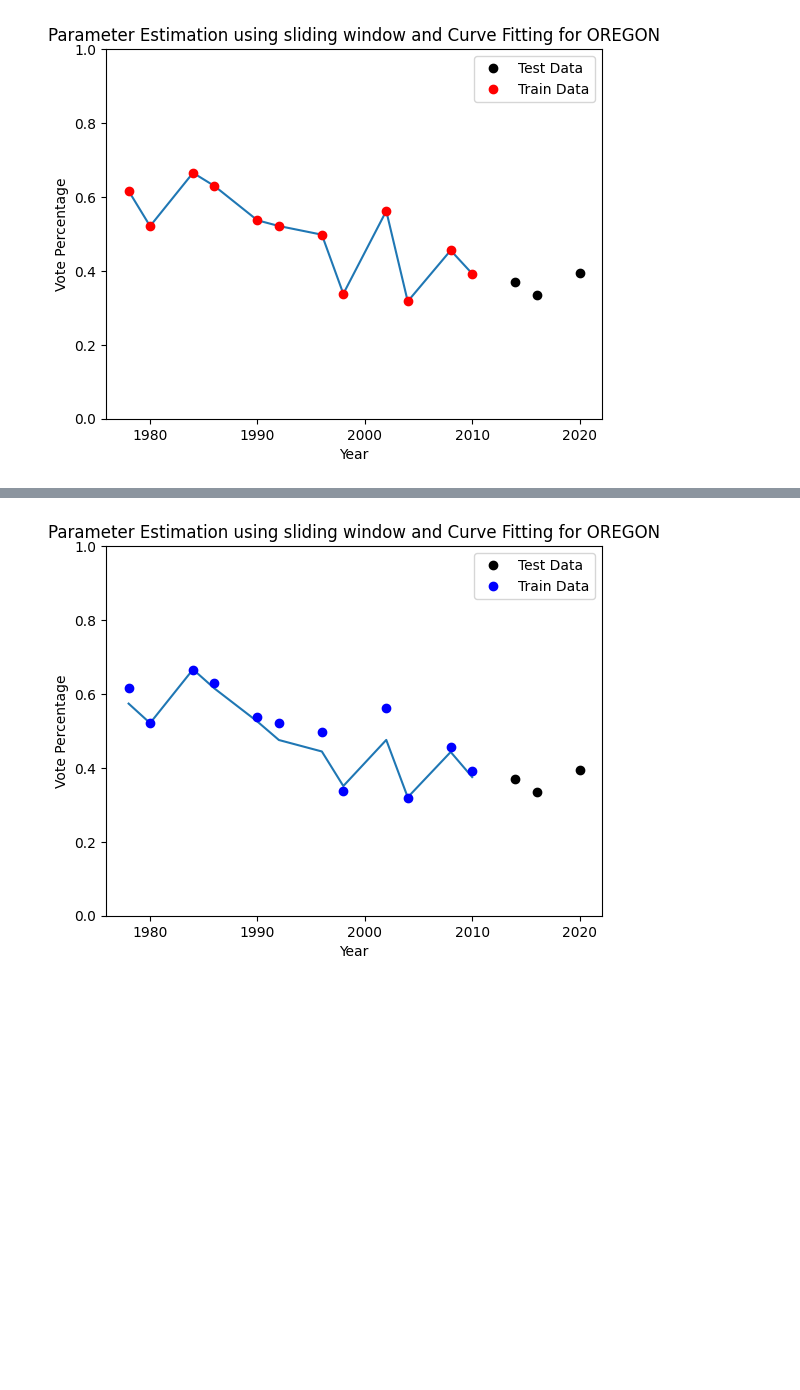
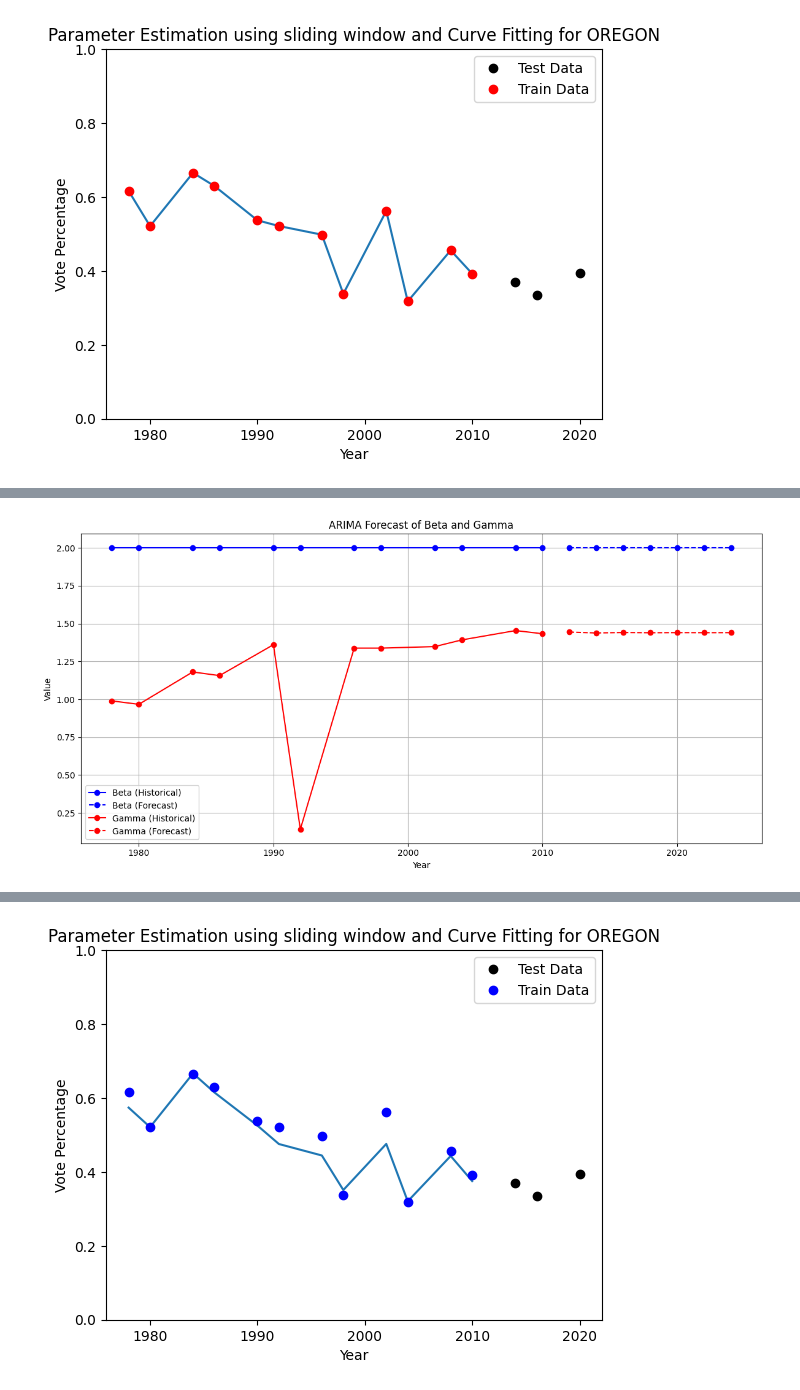
Before and after one commit to alanroyce20102003/bt5240, a Jupyter notebook: main.ipynb, the cells around one changed output, grey strips where cells are left out. Saved outputs shown, nothing was run; the diff lists cells and outputs as text; code cells hidden in the pictures; blank space fills up the shorter version.

```diff
--- a/main.ipynb
+++ b/main.ipynb
@@ -429,0 +432,33 @@ plt.show()
+# %%
+future_steps = 7
+beta_vals = result_df['beta']
+gamma_vals = result_df['gamma']
+model_beta = ARIMA(beta_vals, order=(1, 1, 0))
+results_beta = model_beta.fit()
+beta_forecast = results_beta.forecast(steps=future_steps)
+
+model_gamma = ARIMA(gamma_vals, order=(1, 1, 0))
+results_gamma = model_gamma.fit()
+gamma_forecast = results_gamma.forecast(steps=future_steps)
+
+future_years = np.arange(2012, 2012 + 2*future_steps, 2)
+# %%
+plt.figure(figsize=(12, 6))
+
+# Beta plot
+plt.plot(year[:len(year)-M+1], beta_vals, 'bo-', label='Beta (Historical)')
+plt.plot(future_years, beta_forecast, 'b--o', label='Beta (Forecast)')
+
+# Gamma plot
+plt.plot(year[:len(year)-M+1], gamma_vals, 'ro-', label='Gamma (Historical)')
+plt.plot(future_years, gamma_forecast, 'r--o', label='Gamma (Forecast)')
+
+plt.xlabel("Year")
+plt.ylabel("Value")
+plt.title("ARIMA Forecast of Beta and Gamma")
+plt.grid(True)
+plt.legend()
+plt.tight_layout()
+plt.show()
+# %% [output]
+[figure, added]
```
Also changed, not shown: parts of 9 cells of this notebook.
